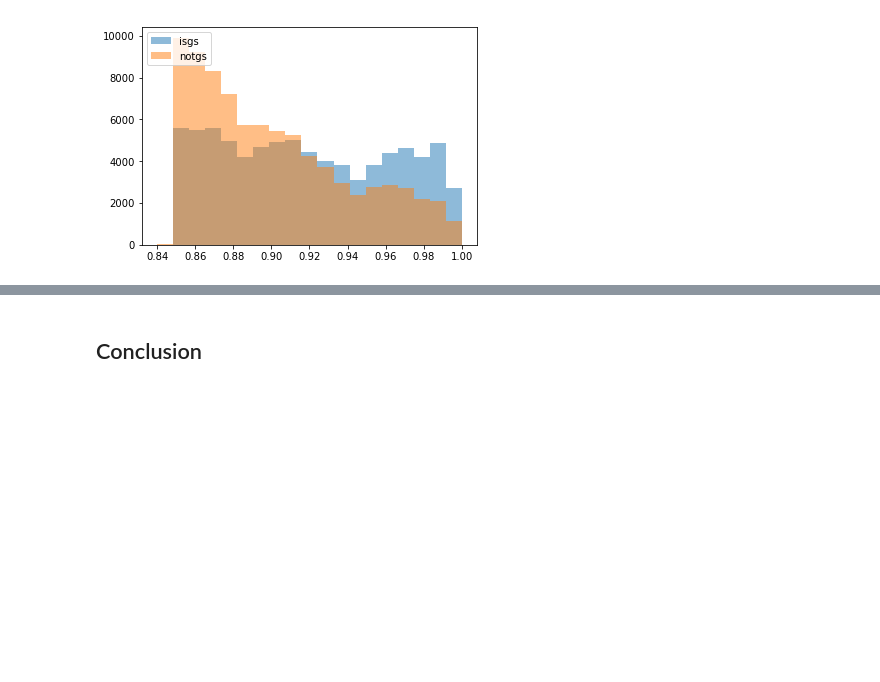
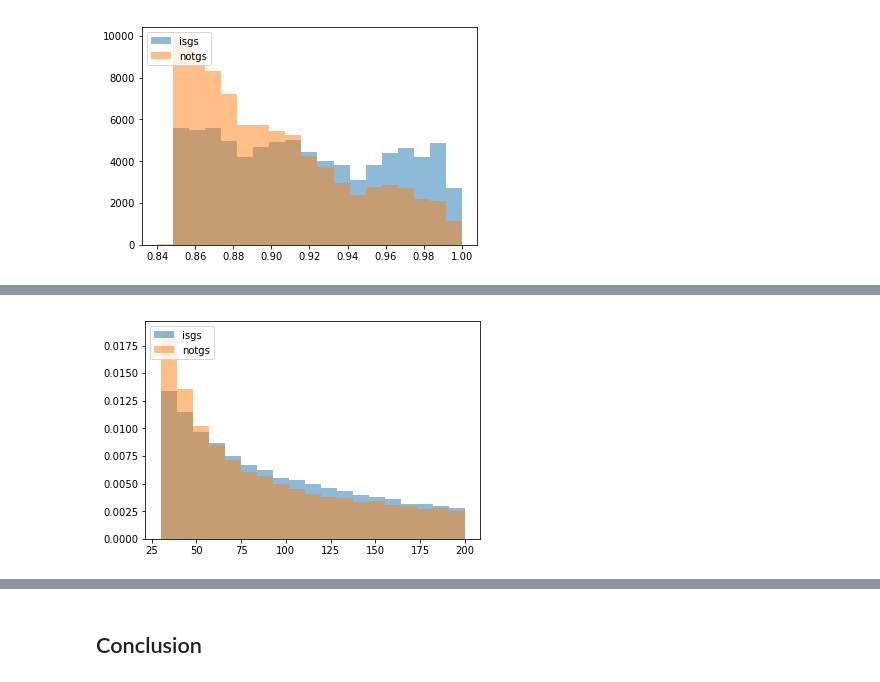
Before and after one commit to RohanBhandari/gs_classifier, a Jupyter notebook: gs_classifier.ipynb, the cells around one changed output, grey strips where cells are left out. Saved outputs shown, nothing was run; the diff lists cells and outputs as text; code cells hidden in the pictures; blank space fills up the shorter version.

```diff
--- a/gs_classifier.ipynb
+++ b/gs_classifier.ipynb
@@ -292,0 +309,8 @@ plt.show()
+# %%
+bins = np.linspace(30,200,20)
+plt.hist(df[df.isgs==1].jet1_pt, bins, alpha=0.5, label='isgs', normed=True)
+plt.hist(df[df.isgs==0].jet1_pt, bins, alpha=0.5, label='notgs', normed=True)
+plt.legend(loc='upper left')
+plt.show()
+# %% [output]
+[figure, added]
```
Also changed, not shown: parts of 3 cells of this notebook, 2 other files.
